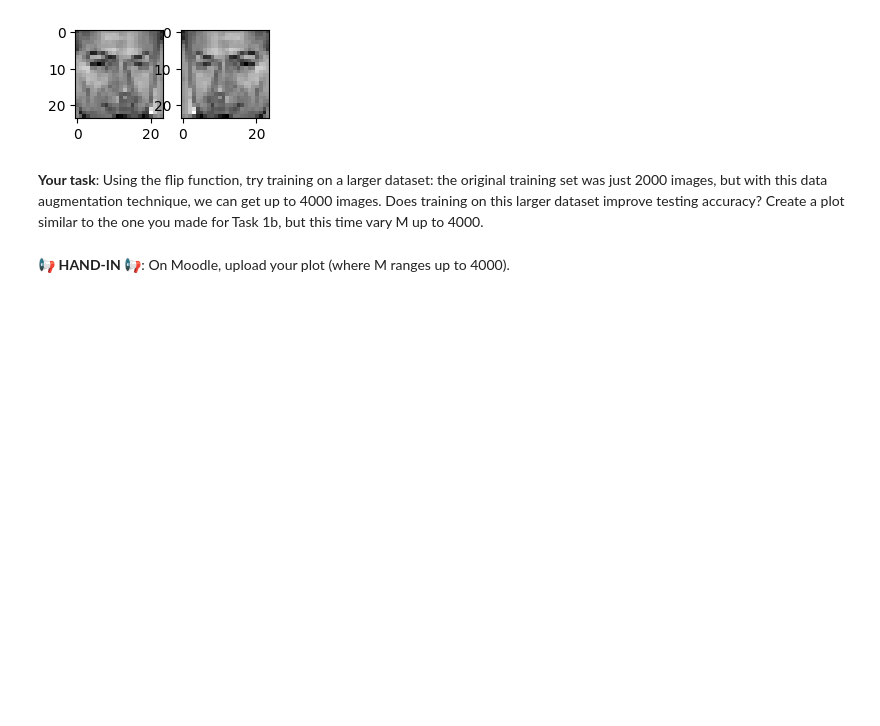
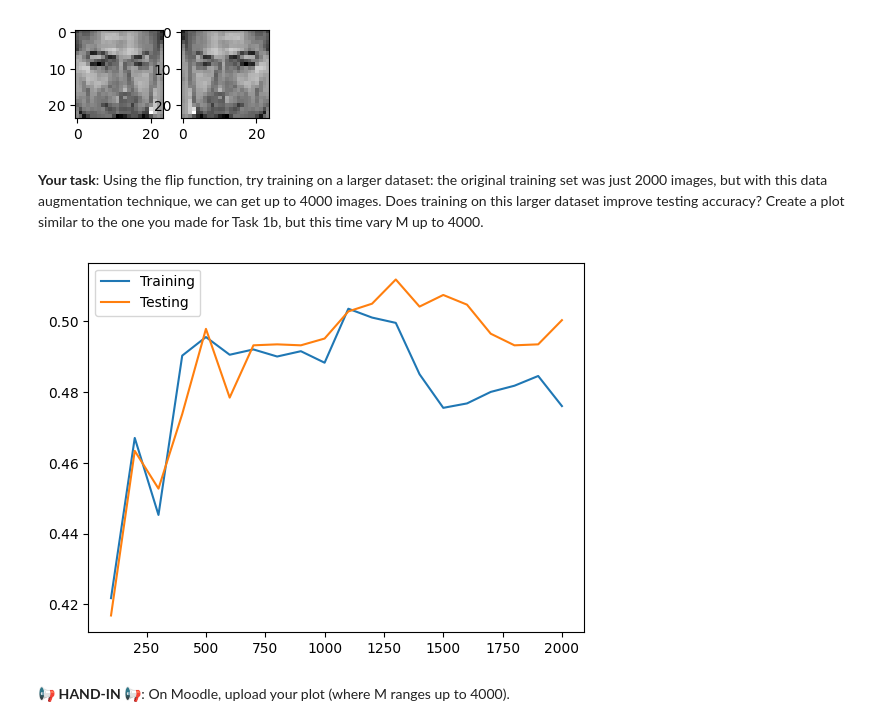
Before and after one commit to Avvvvvvie/MLDM, a Jupyter notebook: week4/L04_Logistic_Regression.ipynb, the cells around one changed output. Cells and saved outputs as stored; diff of their text form; code cells hidden in the pictures; blank space fills up the shorter version.

```diff
--- a/week4/L04_Logistic_Regression.ipynb
+++ b/week4/L04_Logistic_Regression.ipynb
@@ -226,3 +224,33 @@ plt.show()
+# %%
+import sklearn.linear_model
+
+augmentedTrainingFaces = np.concatenate((trainingFaces, flip(trainingFaces)))
+augmentedTestingFaces = np.concatenate((testingFaces, flip(testingFaces)))
+augmentedTrainingLabels = np.concatenate((trainingLabels, trainingLabels))
+augmentedTestingLabels = np.concatenate((testingLabels, testingLabels))
+
+trainingAccuracies = []
+testingAccuracies = []
+Mvalues = np.arange(100, 2001, 100)
+for M in Mvalues:
+  logisticRegressor = sklearn.linear_model.LogisticRegression(max_iter=500)
+
+  logisticRegressor.fit(augmentedTrainingFaces[:M], augmentedTestingLabels[:M])
+  trainingLabels_pred = logisticRegressor.predict(augmentedTrainingFaces)
+  testingLabels_pred = logisticRegressor.predict(augmentedTestingFaces)
+
+  trainingAcc = np.sum(trainingLabels_pred == augmentedTrainingLabels) / len(trainingLabels_pred)
+  testingAcc = np.sum(testingLabels_pred == augmentedTestingLabels) / len(testingLabels_pred)
+
+  trainingAccuracies.append(trainingAcc)
+  testingAccuracies.append(testingAcc)
+
+plt.plot(Mvalues, trainingAccuracies)
+plt.plot(Mvalues, testingAccuracies)
+plt.legend([ "Training", "Testing" ])
+plt.show()
+# %% [output]
+[figure, added]
 # %% [markdown]
 📢 **HAND-IN** 📢:
 On Moodle, upload your plot (where M ranges up to 4000).
```
Also changed, not shown: parts of 1 cell of this notebook.
